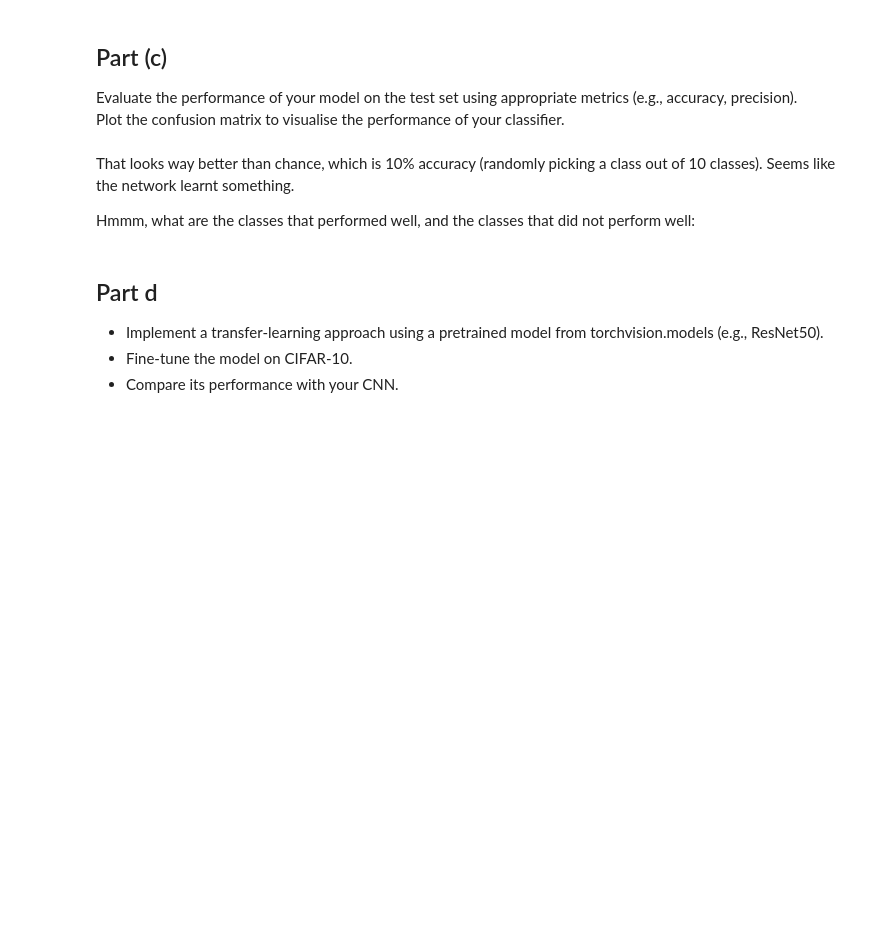
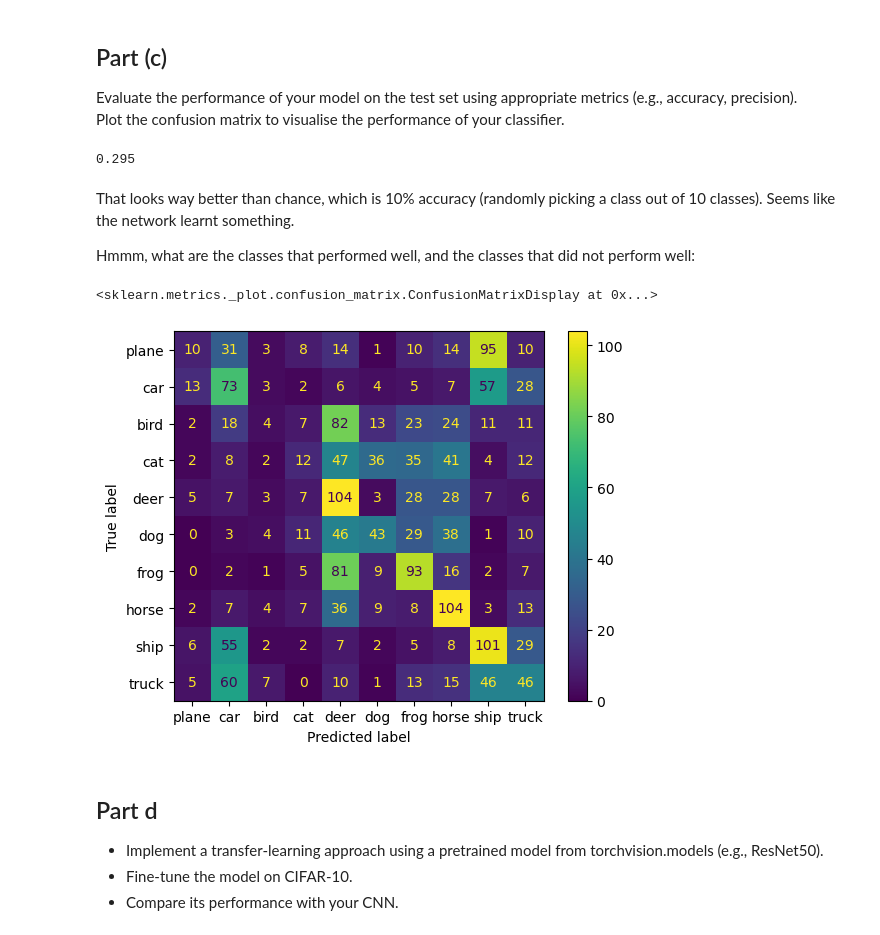
Before and after one commit to Arishtanemi4/ata, a Jupyter notebook: labs/worksheet5.ipynb, the cells around one changed output. Saved outputs shown, nothing was run; the diff lists cells and outputs as text; code cells hidden in the pictures; blank space fills up the shorter version.

```diff
--- a/labs/worksheet5.ipynb
+++ b/labs/worksheet5.ipynb
@@ -46,10 +46,10 @@ transform = transforms.Compose(
 batch_size = 32
 
 trainset = torchvision.datasets.CIFAR10(root='./data', train=True,
-                                        download=True, transform=transform)
+                                        download=False, transform=transform)
 
 testset = torchvision.datasets.CIFAR10(root='./data', train=False,
-                                       download=True, transform=transform)
+                                       download=False, transform=transform)
 
 train_subset = torch.utils.data.Subset(trainset, range(8000))
 test_subset  = torch.utils.data.Subset(testset,  range(2000))
@@ -59,8 +59,7 @@ trainloader = torch.utils.data.DataLoader(train_subset, batch_size=batch_size,
 testloader = torch.utils.data.DataLoader(test_subset, batch_size=batch_size,
                                          shuffle=False)
 
-classes = ('plane', 'car', 'bird', 'cat',
-           'deer', 'dog', 'frog', 'horse', 'ship', 'truck')
+classes = ('plane', 'car', 'bird', 'cat', 'deer', 'dog', 'frog', 'horse', 'ship', 'truck')
 # %% [markdown]
 Inspect the dataset to understand its structure. Determine how many training images are contained in trainset.
 
@@ -151,5 +159,5 @@ def train_model(model, train_loader, test_loader, epochs=20, lr=1e-3):
 
     return train_losses, dev_losses
 # %%
-model1 = ##TODO
+model1 = CNN_Net() ##TODO
 _ = train_model(model1, trainloader, testloader, epochs=10, lr=1e-3)
@@ -178,13 +197,24 @@ with torch.no_grad():
 all_preds = np.array(all_preds)
 all_labels = np.array(all_labels)
 
-accuracy = #TODO
+accuracy = accuracy_score(all_labels, all_preds)  #TODO
+accuracy
+# %% [output]
+0.295
 # %% [markdown]
 That looks way better than chance, which is 10% accuracy (randomly picking a class out of 10 classes). Seems like the network learnt something.
 
 Hmmm, what are the classes that performed well, and the classes that did not perform well:
 # %%
 #TODO
+from sklearn.metrics import ConfusionMatrixDisplay
+# confusion_matrix(all_labels, all_preds)
+# classification_report(all_labels, all_preds, target_names=classes)
+disp = ConfusionMatrixDisplay(confusion_matrix(all_labels, all_preds), display_labels=classes)
+disp.plot()
+# %% [output]
+<sklearn.metrics._plot.confusion_matrix.ConfusionMatrixDisplay at 0x...>
+[figure, added]
 # %% [markdown]
 ## Part d
 - Implement a transfer‑learning approach using a pretrained model from torchvision.models (e.g., ResNet50).
```
Also changed, not shown: parts of 15 cells of this notebook, 1 other file.
